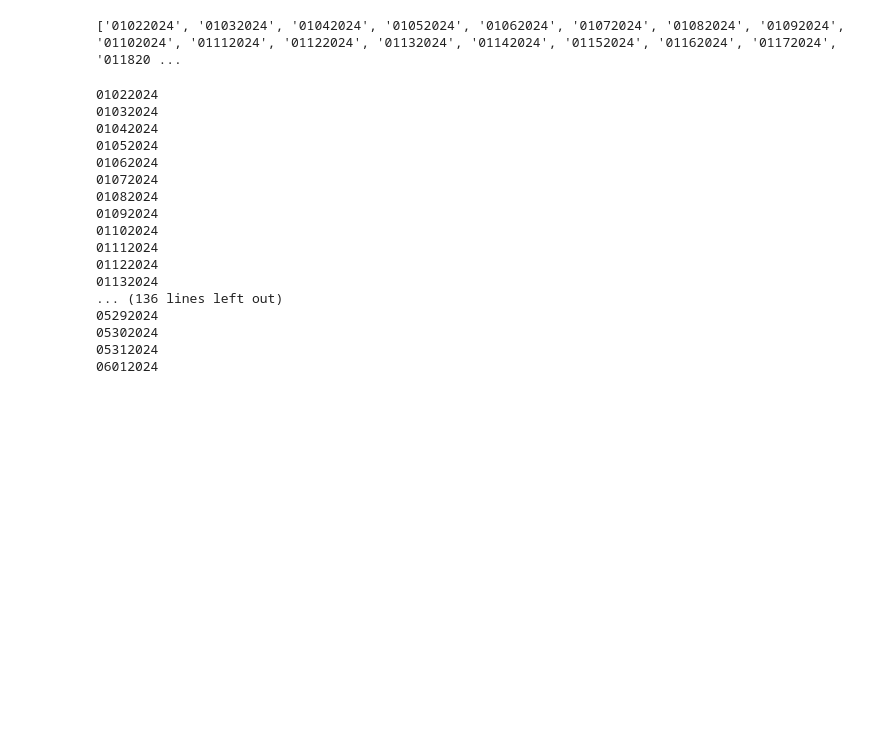
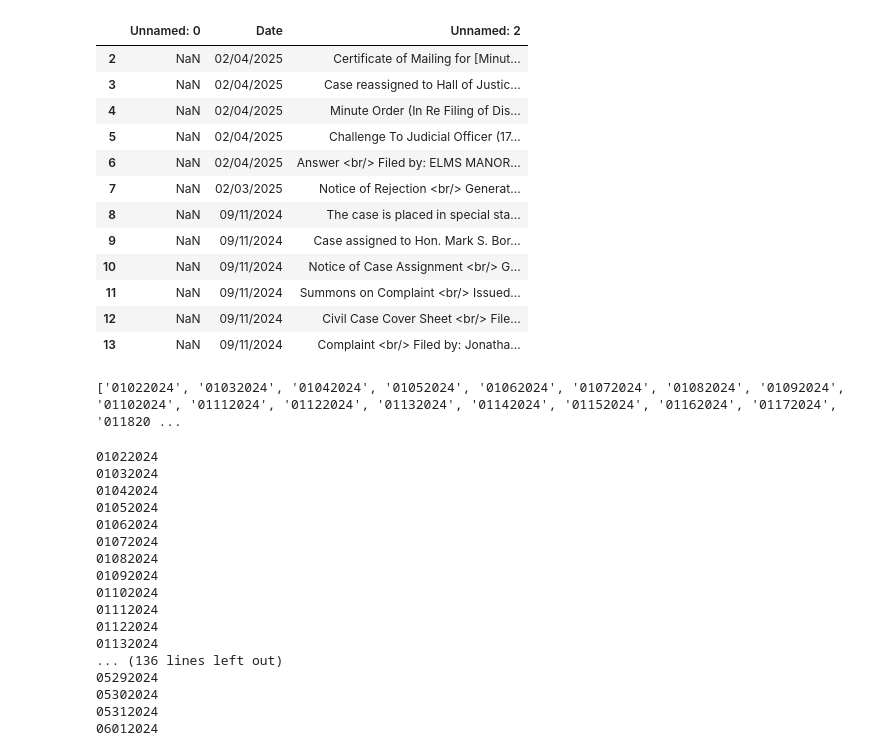
Before and after one commit to OhOmah/WebScrape, a Jupyter notebook: scraper-playground.ipynb, the cells around one changed output. Cells and saved outputs as stored; diff of their text form; code cells hidden in the pictures; blank space fills up the shorter version.

```diff
--- a/scraper-playground.ipynb
+++ b/scraper-playground.ipynb
@@ -104,0 +151,5 @@ title
+# %%
+import pandas as pd
+df = table[0].get_attribute("outerHTML")
+# %%
+test = pd.read_html(df)[0]
@@ -105,3 +174,19 @@ title
+# %%
+test.drop(test.index[:2])
+# %% [output]
+|  | Unnamed: 0 | Date | Unnamed: 2 |
+| 2 | NaN | 02/04/2025 | Certificate of Mailing for [Minut... |
+| 3 | NaN | 02/04/2025 | Case reassigned to Hall of Justic... |
+| 4 | NaN | 02/04/2025 | Minute Order (In Re Filing of Dis... |
+| 5 | NaN | 02/04/2025 | Challenge To Judicial Officer (17... |
+| 6 | NaN | 02/04/2025 | Answer <br/> Filed by: ELMS MANOR... |
+| 7 | NaN | 02/03/2025 | Notice of Rejection <br/> Generat... |
+| 8 | NaN | 09/11/2024 | The case is placed in special sta... |
+| 9 | NaN | 09/11/2024 | Case assigned to Hon. Mark S. Bor... |
+| 10 | NaN | 09/11/2024 | Notice of Case Assignment <br/> G... |
+| 11 | NaN | 09/11/2024 | Summons on Complaint <br/> Issued... |
+| 12 | NaN | 09/11/2024 | Civil Case Cover Sheet <br/> File... |
+| 13 | NaN | 09/11/2024 | Complaint <br/> Filed by: Jonatha... |
 # %%
 import pandas as pd
 start_date = '01/02/2024'
```
Also changed, not shown: parts of 7 cells of this notebook, 2 other files.
